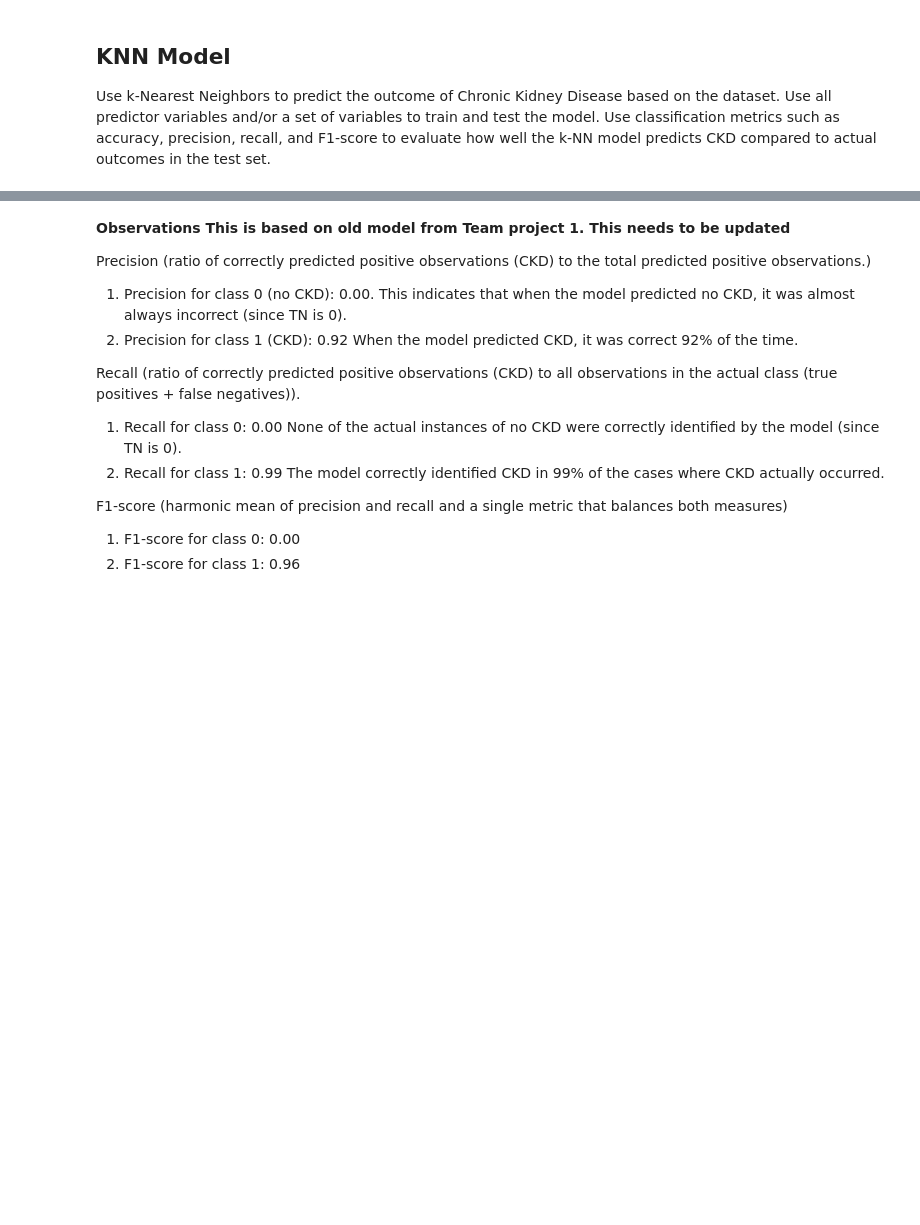
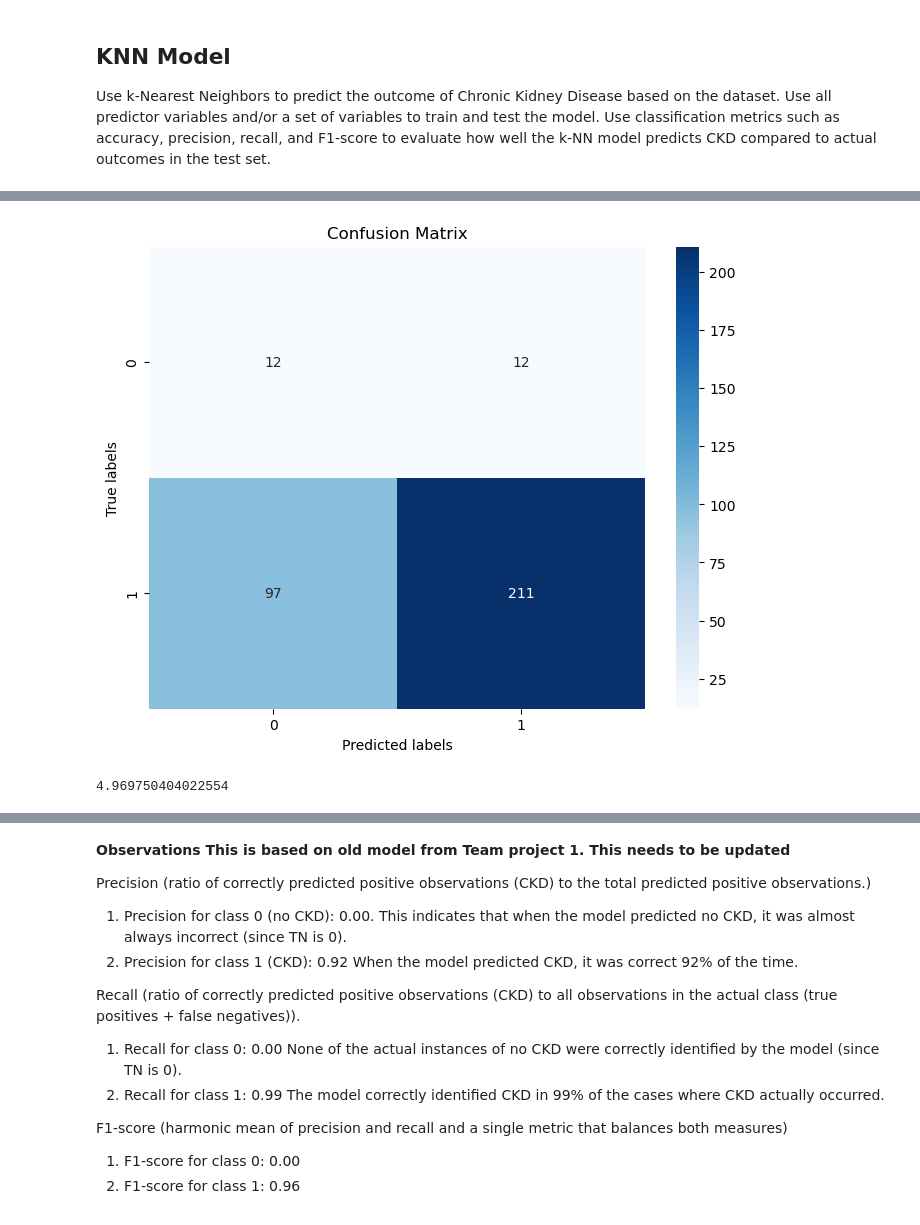
Before and after one commit to anjali-deshpande-hub/chronic_kidney_disease, a Jupyter notebook: src/CKD.ipynb, the cells around one changed output, grey strips where cells are left out. Saved outputs shown, nothing was run; the diff lists cells and outputs as text; code cells hidden in the pictures; blank space fills up the shorter version.

```diff
--- a/src/CKD.ipynb
+++ b/src/CKD.ipynb
@@ -704,6 +706,8 @@ X_train.shape, y_train.shape, X_valid.shape, y_valid.shape, X_test.shape, y_test
 # %% [markdown]
 SMOTE needs 'imblearn' installed.  'pip install imbalanced-learn'
 # %%
+from sklearn.decomposition import PCA
+
 # Define reprocessing and modeling pipeline for numeric and categorical features. First ensure that all predictor variables
 # are accounted for by checking against lists of numeric, categorical, and binary features.
 # Preprocessing pipeline for numeric and categorical variables
@@ -740,14 +744,20 @@ else:
     print("Predictors not covered by num_cols and cat_cols:")
     print(missing_in_combined)
 
+
 # This function sets up a pipeline that applies StandardScaler to numeric features and OneHotEncoder to
 # categorical features, while leaving binary features unchanged. It then constructs and returns a full
 # pipeline that integrates these preprocessing steps with a specified classifier.
-def create_pipeline(classifier, params=None):
-    # Define the preprocessing pipelines
-    pipeline_num = Pipeline([
-        ('scaler', StandardScaler()),
-    ])
+def create_pipeline(classifier, add_pca=False, pca_variance_ratio=0.95):
+
+    # Define the preprocessing pipelines for numeric features
+    preproc_num_steps = [('scaler', StandardScaler())]
+
+    # Add PCA to numeric pipeline if add_pca is True
+    if add_pca:
+        preproc_num_steps.append(('pca', PCA(n_components=pca_variance_ratio)))
+
+    pipeline_num = Pipeline(preproc_num_steps)
 
     pipeline_cat = Pipeline([
         ('one_hot', OneHotEncoder(handle_unknown='ignore'))
@@ -780,13 +790,13 @@ from imblearn.over_sampling import SMOTE
 # then uses either `GridSearchCV` or `RandomizedSearchCV` to find the best model based on specified parameters and cross-validation strategy. The function
 # evaluates the model's performance on training, validation, and test datasets, reporting accuracy, classification metrics, and ROC AUC scores for each.
 # The best model and its parameters are then returned.
-def tune_and_evaluate_model(classifier, param_grid, X_train, y_train, X_valid, y_valid, X_test, y_test, use_random_search=False, use_stratified=True):
+def tune_and_evaluate_model(classifier, param_grid, X_train, y_train, X_valid, y_valid, X_test, y_test, use_random_search=False, use_stratified=True, add_pca=False, pca_variance_ratio=0.95):
     # Apply SMOTE to the training set
     smote = SMOTE(random_state=42)
     X_train_smote, y_train_smote = smote.fit_resample(X_train, y_train)
 
     # Create pipeline with the classifier
-    pipeline = create_pipeline(classifier)
+    pipeline = create_pipeline(classifier, add_pca, pca_variance_ratio)
 
     # Choose cross-validation strategy
     if use_stratified:
@@ -1024,7 +1244,8 @@ knn_param_grid = {
     'classifier__metric': ['minkowski', 'euclidean', 'manhattan']
 }
 
-# Create and evaluate KNN model
-best_knn_pipeline = tune_and_evaluate_model(KNeighborsClassifier(), knn_param_grid, X_train, y_train, X_valid, y_valid, X_test, y_test)
+# Create and evaluate KNN model. Use PCA with pca_variance_ratio of 0.95
+best_knn_pipeline = tune_and_evaluate_model(KNeighborsClassifier(), knn_param_grid, X_train, y_train, X_valid, y_valid, X_test, y_test,
+                                            use_random_search=False, use_stratified=True, add_pca=True, pca_variance_ratio=0.60)
 display(best_knn_pipeline)
 # %% [output]
@@ -1064,0 +1308,8 @@ Pipeline(steps=[('preprocessing',
+# %%
+plot_confusion_matrix(best_knn_pipeline, X_test)
+# %% [output]
+[figure, added]
+# %%
+print_log_loss(best_knn_pipeline, X_test, y_test)
+# %% [output]
+4.969750404022554
```
Also changed, not shown: parts of 25 cells of this notebook.
